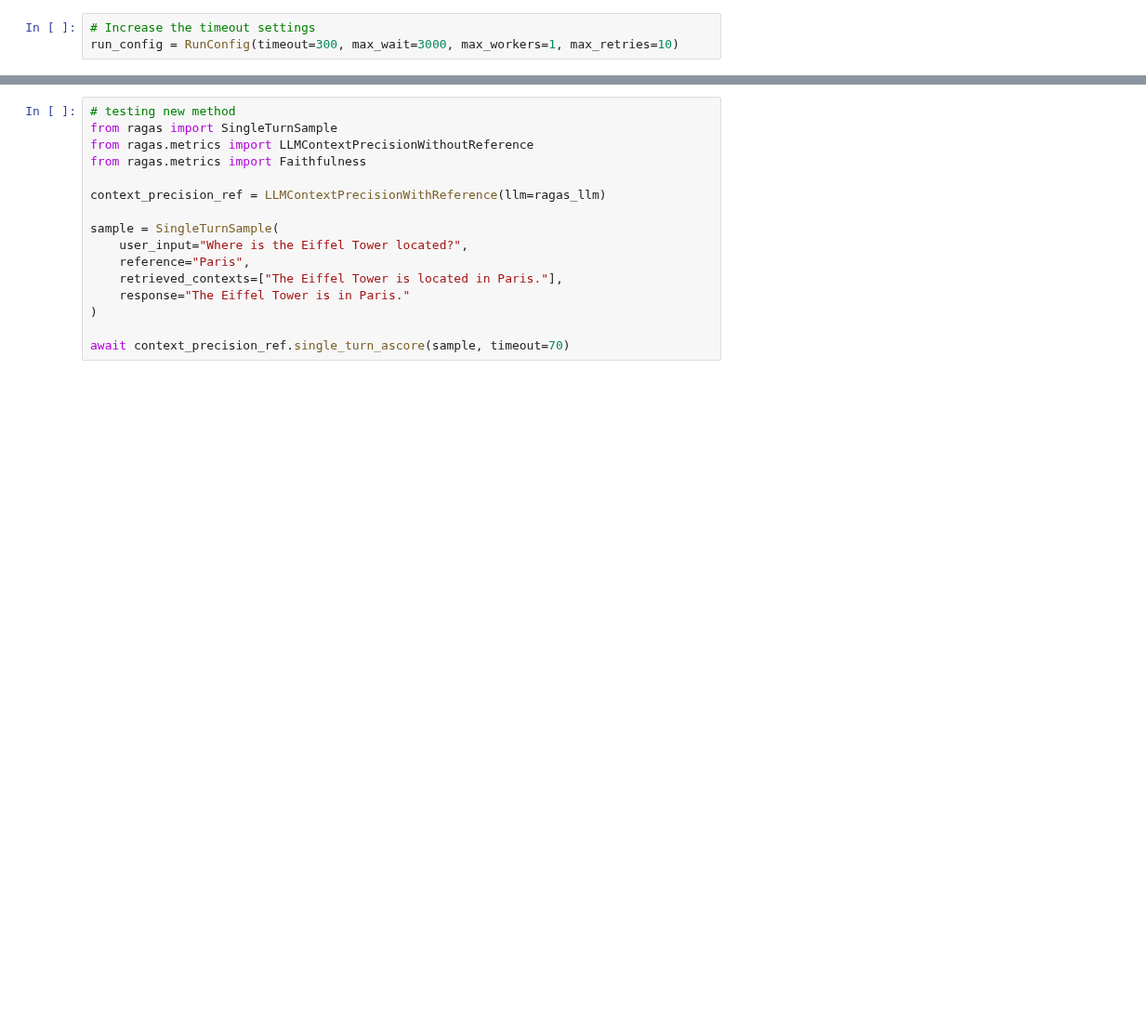
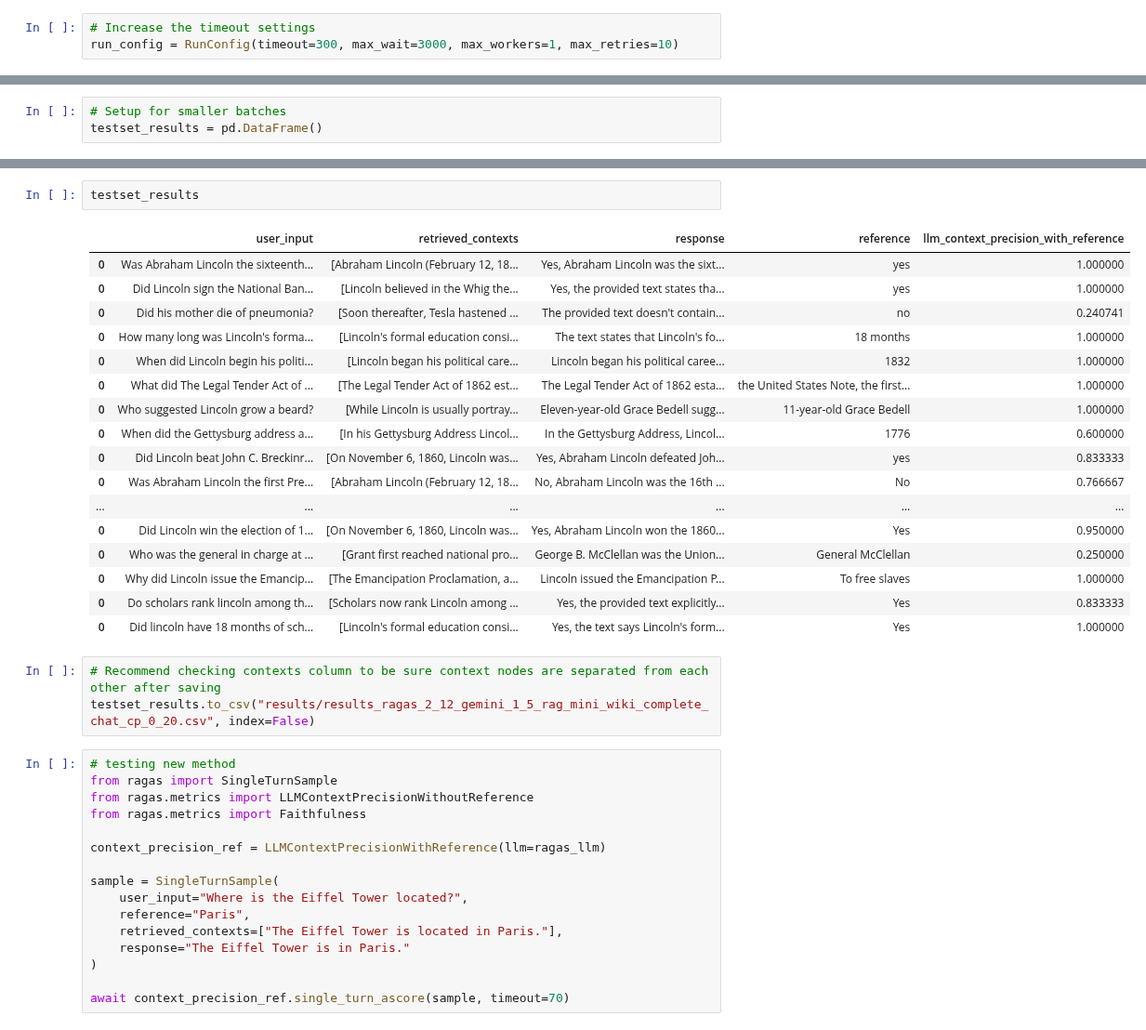
Before and after one commit to sr231/RAG-Evaluations, a Jupyter notebook: Gemini_RAGAS-2-12.ipynb, the cells around one changed output, grey strips where cells are left out. Shown at 93% size. Cells and saved outputs as stored; diff of their text form; blank space fills up the shorter version.

```diff
--- a/Gemini_RAGAS-2-12.ipynb
+++ b/Gemini_RAGAS-2-12.ipynb
@@ -426,0 +450,3 @@ run_config = RunConfig(timeout=300, max_wait=3000, max_workers=1, max_retries=10
+# %%
+# Setup for smaller batches
+testset_results = pd.DataFrame()
@@ -427,3 +489,26 @@ run_config = RunConfig(timeout=300, max_wait=3000, max_workers=1, max_retries=10
+# %%
+testset_results
+# %% [output]
+|  | user_input | retrieved_contexts | response | reference | llm_context_precision_with_reference |
+| 0 | Was Abraham Lincoln the sixteenth... | [Abraham Lincoln (February 12, 18... | Yes, Abraham Lincoln was the sixt... | yes | 1.000000 |
+| 0 | Did Lincoln sign the National Ban... | [Lincoln believed in the Whig the... | Yes, the provided text states tha... | yes | 1.000000 |
+| 0 | Did his mother die of pneumonia? | [Soon thereafter, Tesla hastened ... | The provided text doesn't contain... | no | 0.240741 |
+| 0 | How many long was Lincoln's forma... | [Lincoln's formal education consi... | The text states that Lincoln's fo... | 18 months | 1.000000 |
+| 0 | When did Lincoln begin his politi... | [Lincoln began his political care... | Lincoln began his political caree... | 1832 | 1.000000 |
+| 0 | What did The Legal Tender Act of ... | [The Legal Tender Act of 1862 est... | The Legal Tender Act of 1862 esta... | the United States Note, the first... | 1.000000 |
+| 0 | Who suggested Lincoln grow a beard? | [While Lincoln is usually portray... | Eleven-year-old Grace Bedell sugg... | 11-year-old Grace Bedell | 1.000000 |
+| 0 | When did the Gettysburg address a... | [In his Gettysburg Address Lincol... | In the Gettysburg Address, Lincol... | 1776 | 0.600000 |
+| 0 | Did Lincoln beat John C. Breckinr... | [On November 6, 1860, Lincoln was... | Yes, Abraham Lincoln defeated Joh... | yes | 0.833333 |
+| 0 | Was Abraham Lincoln the first Pre... | [Abraham Lincoln (February 12, 18... | No, Abraham Lincoln was the 16th ... | No | 0.766667 |
+| ... | ... | ... | ... | ... | ... |
+| 0 | Did Lincoln win the election of 1... | [On November 6, 1860, Lincoln was... | Yes, Abraham Lincoln won the 1860... | Yes | 0.950000 |
+| 0 | Who was the general in charge at ... | [Grant first reached national pro... | George B. McClellan was the Union... | General McClellan | 0.250000 |
+| 0 | Why did Lincoln issue the Emancip... | [The Emancipation Proclamation, a... | Lincoln issued the Emancipation P... | To free slaves | 1.000000 |
+| 0 | Do scholars rank lincoln among th... | [Scholars now rank Lincoln among ... | Yes, the provided text explicitly... | Yes | 0.833333 |
+| 0 | Did lincoln have 18 months of sch... | [Lincoln's formal education consi... | Yes, the text says Lincoln's form... | Yes | 1.000000 |
+# %%
+# Recommend checking contexts column to be sure context nodes are separated from each other after saving
+testset_results.to_csv("results/results_ragas_2_12_gemini_1_5_rag_mini_wiki_complete_chat_cp_0_20.csv", index=False)
 # %%
 # testing new method
 from ragas import SingleTurnSample
```
Also changed, not shown: parts of 13 cells of this notebook.
